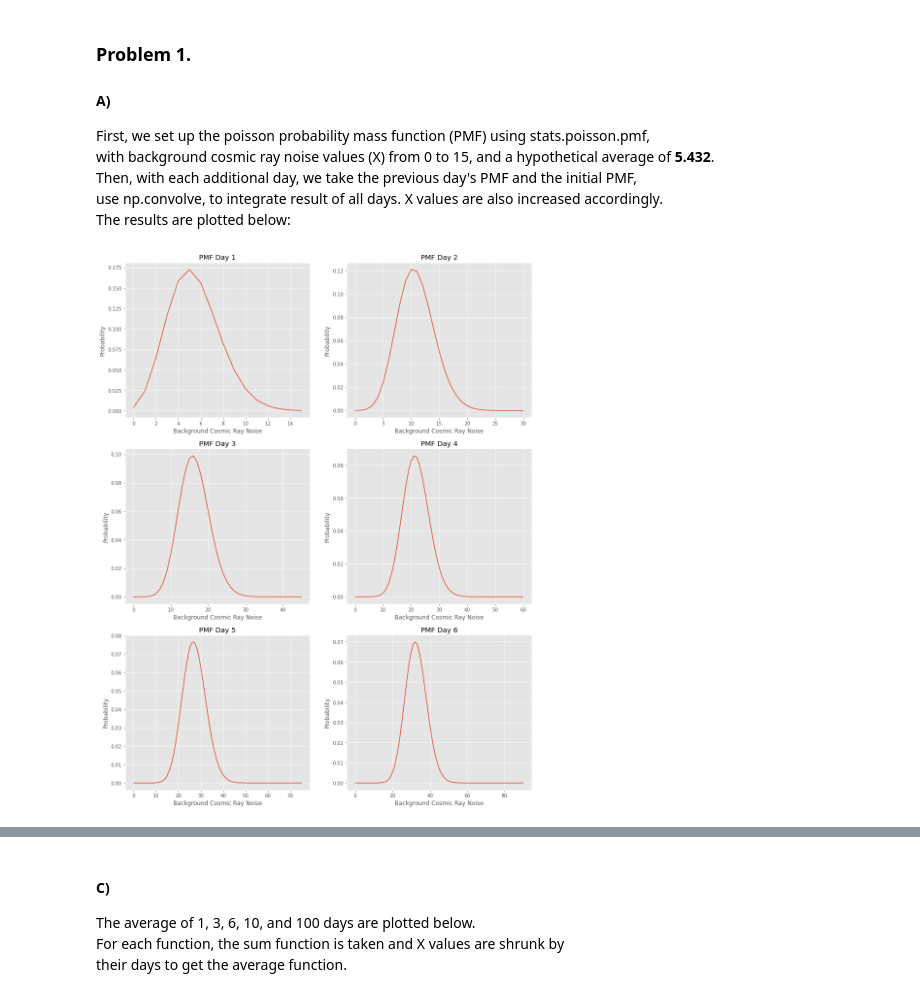
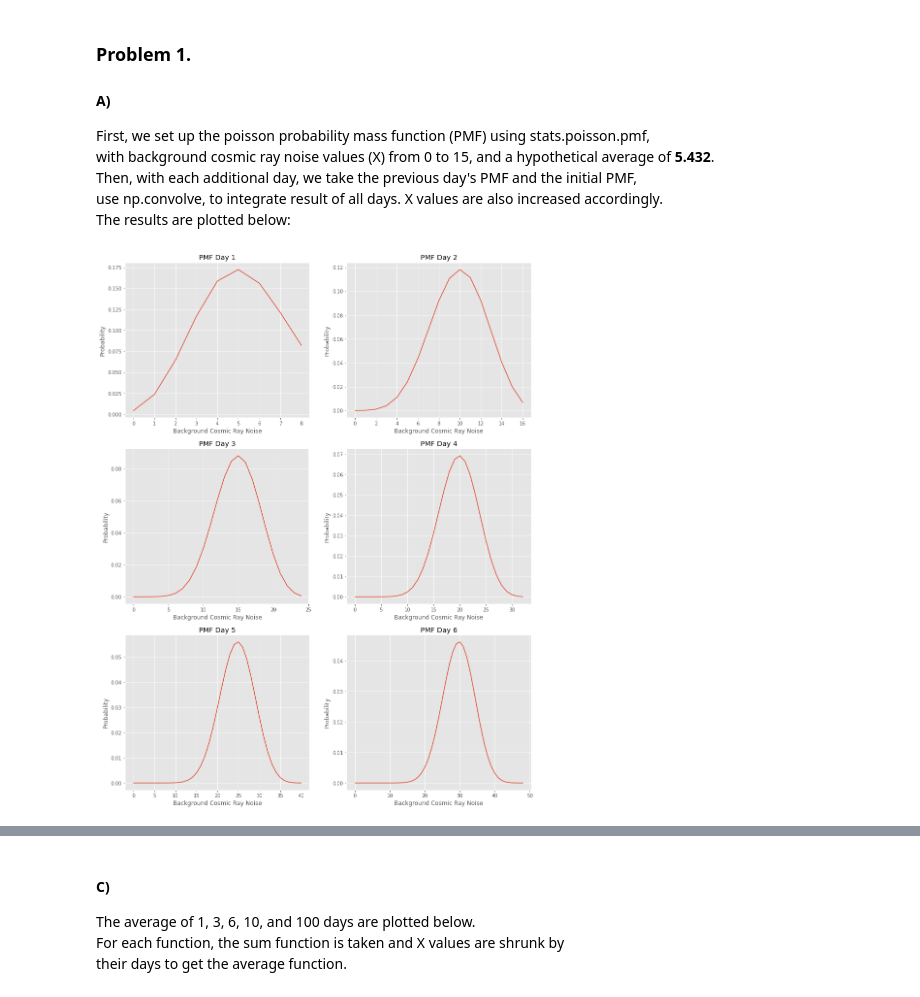
Before and after one commit to HaikunXue/Phys-434-lab, a Jupyter notebook: Lab 2.ipynb, the cells around one changed output, grey strips where cells are left out. Drawn from its saved outputs; the diff is of its cells as text; code cells hidden in the pictures.

```diff
--- a/Lab 2.ipynb
+++ b/Lab 2.ipynb
@@ -24,7 +24,7 @@ plt.style.use('ggplot')
 
 fig, ax = plt.subplots(3, 2)
 
-n_terms = 15
+n_terms = 8
 x1 = np.arange(0,n_terms+1)
 
 y_poi1 = stats.poisson.pmf(x1, x_background)
@@ -41,33 +41,33 @@ ax[0,1].set_xlabel("Background Cosmic Ray Noise")
 ax[0,1].set_ylabel("Probability")
 
 x3 = np.arange(0,n_terms*3+1)
 y_poi3 = np.convolve(y_poi2, y_poi1)
 ax[1,0].plot(x3, y_poi3)
 ax[1,0].set_title('PMF Day 3')
 ax[1,0].set_xlabel("Background Cosmic Ray Noise")
 ax[1,0].set_ylabel("Probability")
 
 x4 = np.arange(0,n_terms*4+1)
 y_poi4 = np.convolve(y_poi3, y_poi1)
 ax[1,1].plot(x4, y_poi4)
 ax[1,1].set_title('PMF Day 4')
 ax[1,1].set_xlabel("Background Cosmic Ray Noise")
 ax[1,1].set_ylabel("Probability")
 
 x5 = np.arange(0,n_terms*5+1)
 y_poi5 = np.convolve(y_poi4, y_poi1)
 ax[2,0].plot(x5, y_poi5)
 ax[2,0].set_title('PMF Day 5')
 ax[2,0].set_xlabel("Background Cosmic Ray Noise")
 ax[2,0].set_ylabel("Probability")
 
 x6 = np.arange(0,n_terms*6+1)
 y_poi6 = np.convolve(y_poi5, y_poi1)
 ax[2,1].plot(x6, y_poi6)
 ax[2,1].set_title('PMF Day 6');
 ax[2,1].set_xlabel("Background Cosmic Ray Noise")
 ax[2,1].set_ylabel("Probability");
 # %% [output]
-[figure, old version]
+[figure, new version]
 # %% [markdown]
 #### B)
```
Also changed, not shown: parts of 32 cells of this notebook.
